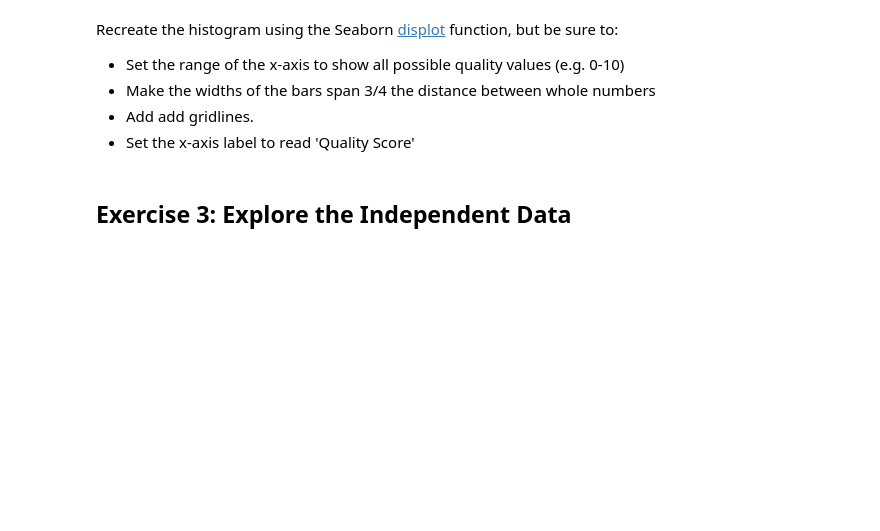
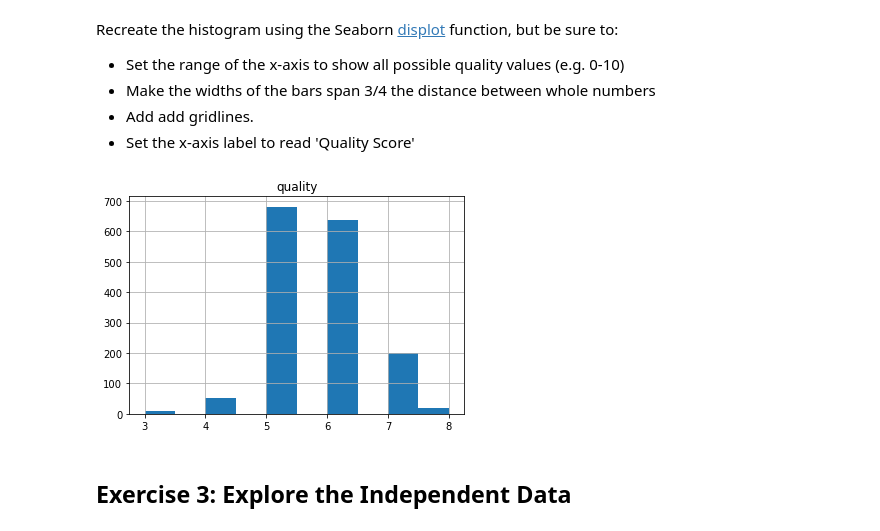
Before and after one commit to ko0000/Data-Analytics-With-Python, a Jupyter notebook: Module2-Data_Analytics/D10-Supervised_Machine_Learning.ipynb, the cells around one changed output. Drawn from its saved outputs; the diff is of its cells as text; code cells hidden in the pictures; blank space fills up the shorter version.

```diff
--- a/Module2-Data_Analytics/D10-Supervised_Machine_Learning.ipynb
+++ b/Module2-Data_Analytics/D10-Supervised_Machine_Learning.ipynb
@@ -124,8 +124,10 @@ Recreate the histogram using the Seaborn [displot](https://seaborn.pydata.org/ge
 + Set the x-axis label to read 'Quality Score'
 # %%
 fig=df.hist("quality")
-fig.set_x_axis("Quality Score")
-fig.set_y_axis("Quality Score")
+#fig.set_x_axis("Quality Score")
+#fig.set_y_axis("Quality Score")
+# %% [output]
+[figure, added]
 # %% [markdown]
 ## Exercise 3:  Explore the Independent Data
 # %% [markdown]
```
Also changed, not shown: parts of 17 cells of this notebook.
